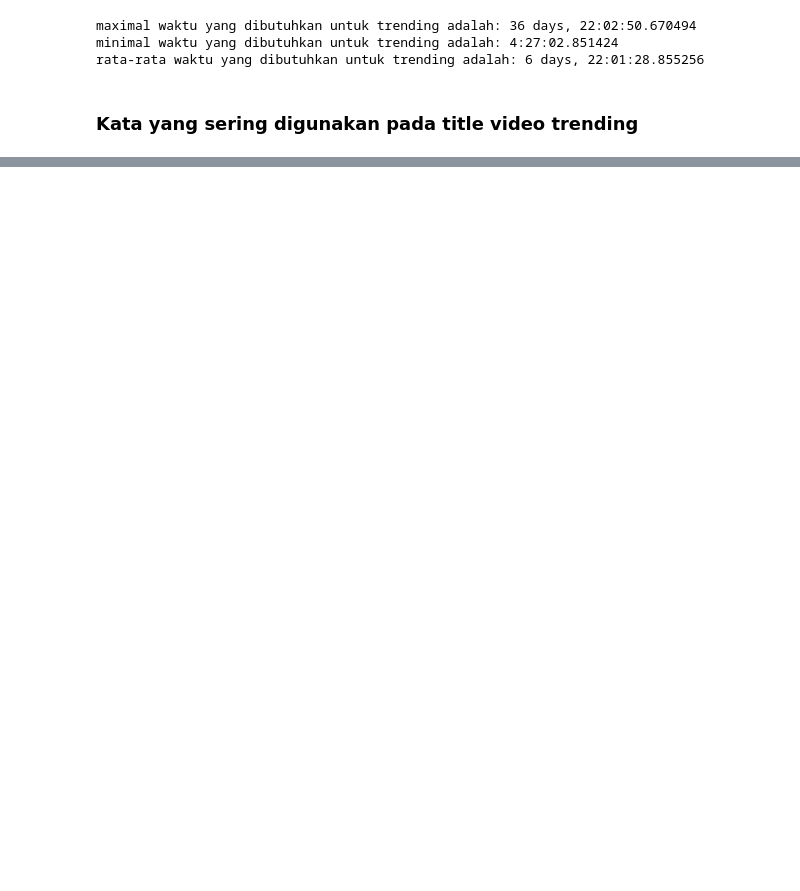
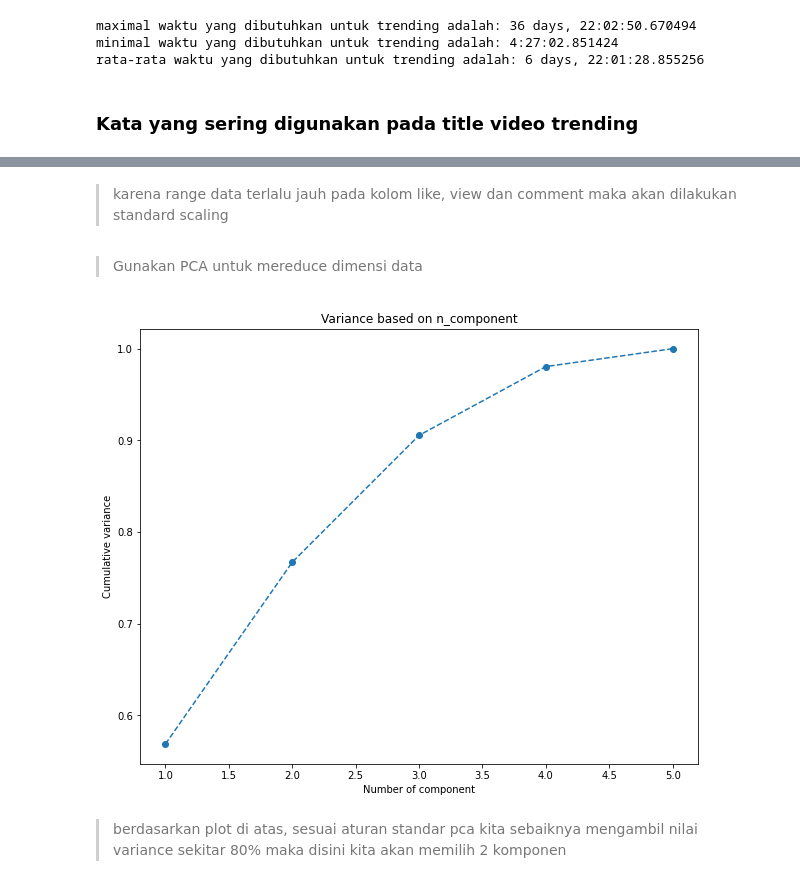
Before and after one commit to nofamex/TA-KASDD, a Jupyter notebook: main.ipynb, the cells around one changed output, grey strips where cells are left out. Drawn from its saved outputs; the diff is of its cells as text; code cells hidden in the pictures; blank space fills up the shorter version.

```diff
--- a/main.ipynb
+++ b/main.ipynb
@@ -455,0 +478,4 @@ plt.show()
+# %%
+# Ambil feature yang sudah disesaikan
+k_clust_data = data[['like', 'dislike', 'view', 'comment', 'caption']].copy()
+k_clust_data.head()
@@ -455,0 +489,22 @@ plt.show()
+# %% [markdown]
+> karena range data terlalu jauh pada kolom like, view dan comment maka akan dilakukan standard scaling
+# %%
+scaler = StandardScaler()
+k_clust_data_std = scaler.fit_transform(k_clust_data)
+# %% [markdown]
+> Gunakan PCA untuk mereduce dimensi data
+# %%
+# Implement PCA dan coba cari n_component yang paling cocok
+pca = PCA()
+pca.fit(k_clust_data_std)
+
+plt.figure(figsize=(10,8))
+plt.plot(range(1,6), pca.explained_variance_ratio_.cumsum(), marker='o', linestyle="--")
+plt.title('Variance based on n_component')
+plt.xlabel('Number of component')
+plt.ylabel('Cumulative variance')
+plt.show()
+# %% [output]
+[figure, added]
+# %% [markdown]
+> berdasarkan plot di atas, sesuai aturan standar pca kita sebaiknya mengambil nilai variance sekitar 80% maka disini kita akan memilih 2 komponen
```
Also changed, not shown: parts of 36 cells of this notebook.
